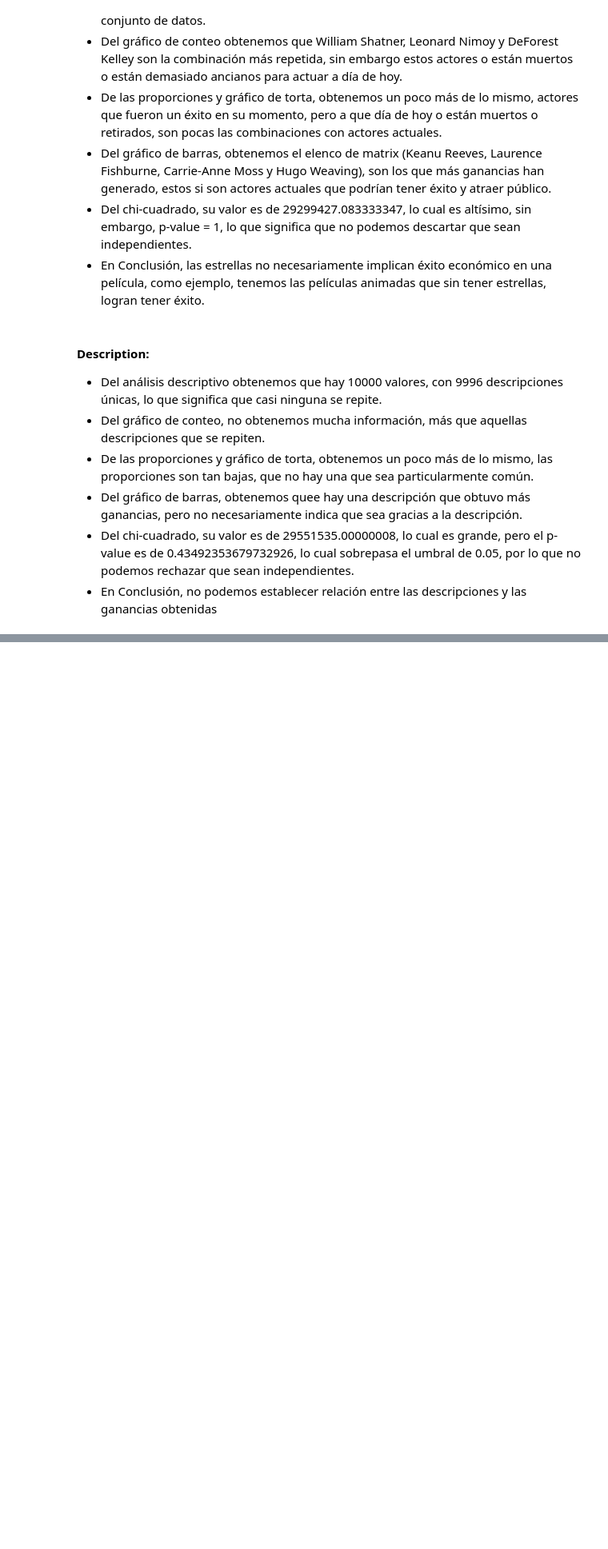
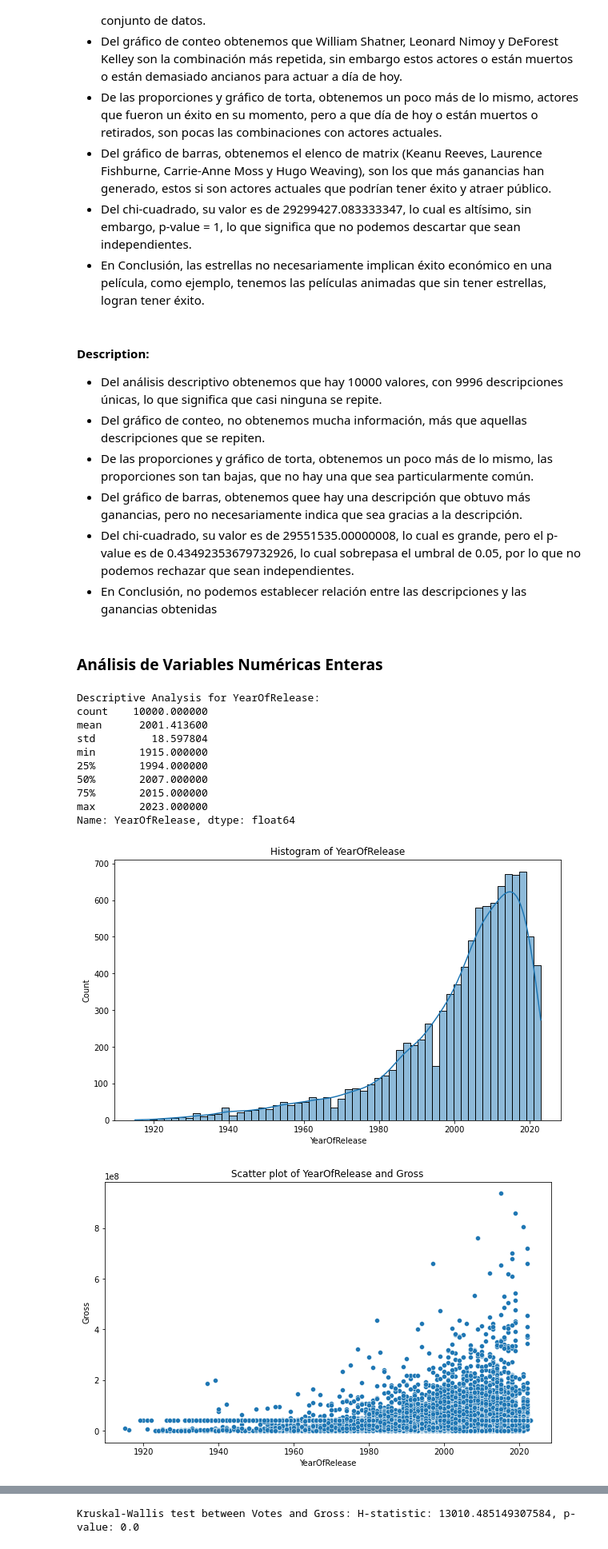
Before and after one commit to FranMeneses/CineMagix-ML, a Jupyter notebook: CineMagix-GRUPO-N3.ipynb, the cells around one changed output, grey strips where cells are left out. Shown at 80% size. Cells and saved outputs as stored; diff of their text form; code cells hidden in the pictures; blank space fills up the shorter version.

Commit message:
Agregado análisis de variables numéricas

```diff
--- a/CineMagix-GRUPO-N3.ipynb
+++ b/CineMagix-GRUPO-N3.ipynb
@@ -376,3 +377,56 @@ Name: Certification, dtype: object
 + Del gráfico de barras, obtenemos quee hay una descripción que obtuvo más ganancias, pero no necesariamente indica que sea gracias a la descripción.
 + Del chi-cuadrado, su valor es de 29551535.00000008, lo cual es grande, pero el p-value es de 0.43492353679732926, lo cual sobrepasa el umbral de 0.05, por lo que no podemos rechazar que sean independientes.
 + En Conclusión, no podemos establecer relación entre las descripciones y las ganancias obtenidas
+# %% [markdown]
+### Análisis de Variables Numéricas Enteras
+# %%
+def analyze_numeric_variables_int(df, target=None):
+    df_copy = df.copy()
+
+    num_cols = df_copy.select_dtypes(include=['int64']).columns
+
+    for col in num_cols:
+        # Reemplazamos los valores nulos con la media
+        df_copy[col].fillna(df_copy[col].mean(), inplace=True)
+
+        # Imprimimos el analisis descriptivo de la columna
+        print(f"Descriptive Analysis for {col}:")
+        print(df_copy[col].describe())
+        print("\n")
+
+        # Generamos un histograma de la columna
+        plt.figure(figsize=(10, 6))
+        sns.histplot(df_copy[col], kde=True)
+        plt.title(f'Histogram of {col}')
+        plt.show()
+
+        # Si se proporciona una variable objetivo, realizamos un análisis adicional
+        if target is not None:
+            # Reemplazamos los valores nulos en la variable objetivo con la media
+            df_copy[target].fillna(df_copy[target].mean(), inplace=True)
+
+            # Generamos un gráfico de dispersión entre la columna y la variable objetivo
+            plt.figure(figsize=(10, 6))
+            sns.scatterplot(x=df_copy[col], y=df_copy[target])
+            plt.title(f'Scatter plot of {col} and {target}')
+            plt.show()
+
+            # Realizamos una prueba de Kruskal-Wallis entre la columna y la variable objetivo
+            statistic, p_value = kruskal(df_copy[col], df_copy[target])
+            print(f"Kruskal-Wallis test between {col} and {target}: H-statistic: {statistic}, p-value: {p_value}")
+            print("\n")
+# %%
+analyze_numeric_variables_int(df_data, target='Gross')
+# %% [output]
+Descriptive Analysis for YearOfRelease:
+count    10000.000000
+mean      2001.413600
+std         18.597804
+min       1915.000000
+25%       1994.000000
+50%       2007.000000
+75%       2015.000000
+max       2023.000000
+Name: YearOfRelease, dtype: float64
+[figure, added]
+[figure, added]
@@ -378,0 +463 @@ Name: Certification, dtype: object
+Kruskal-Wallis test between Votes and Gross: H-statistic: 13010.485149307584, p-value: 0.0
```
Also changed, not shown: parts of 12 cells of this notebook.
